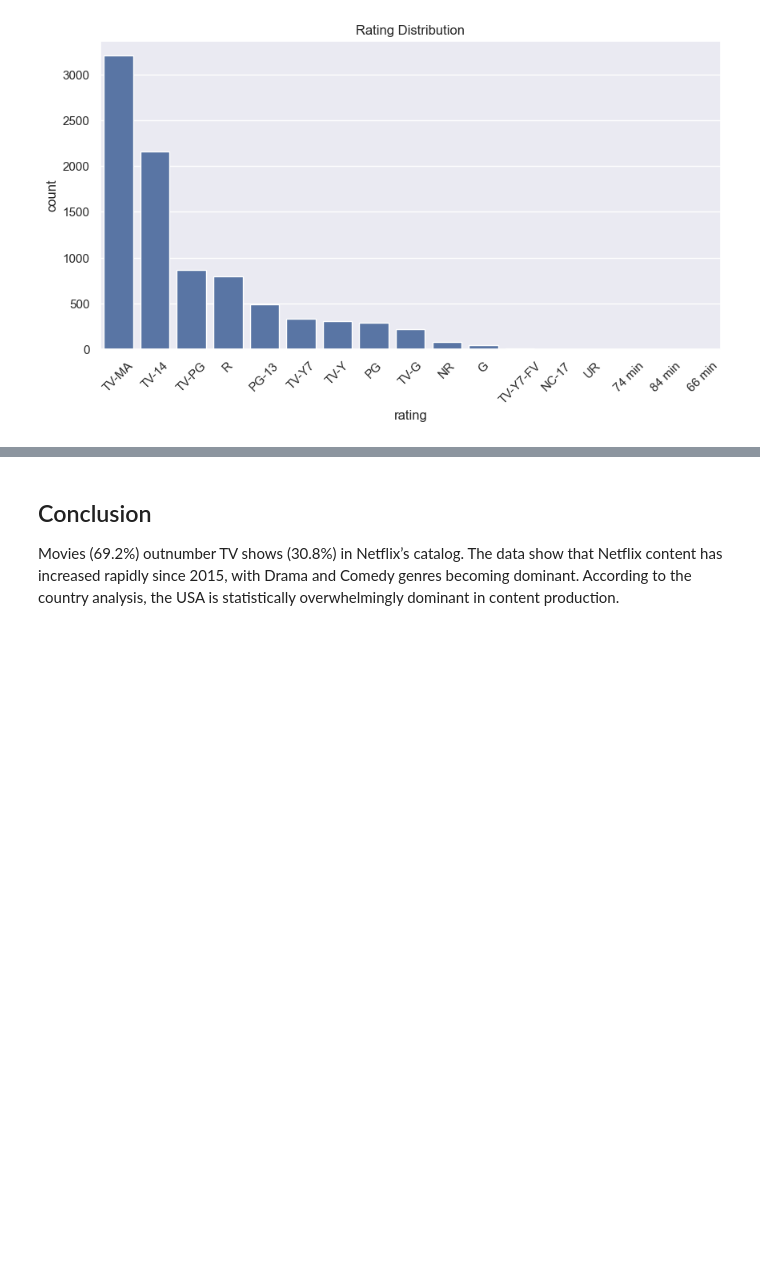
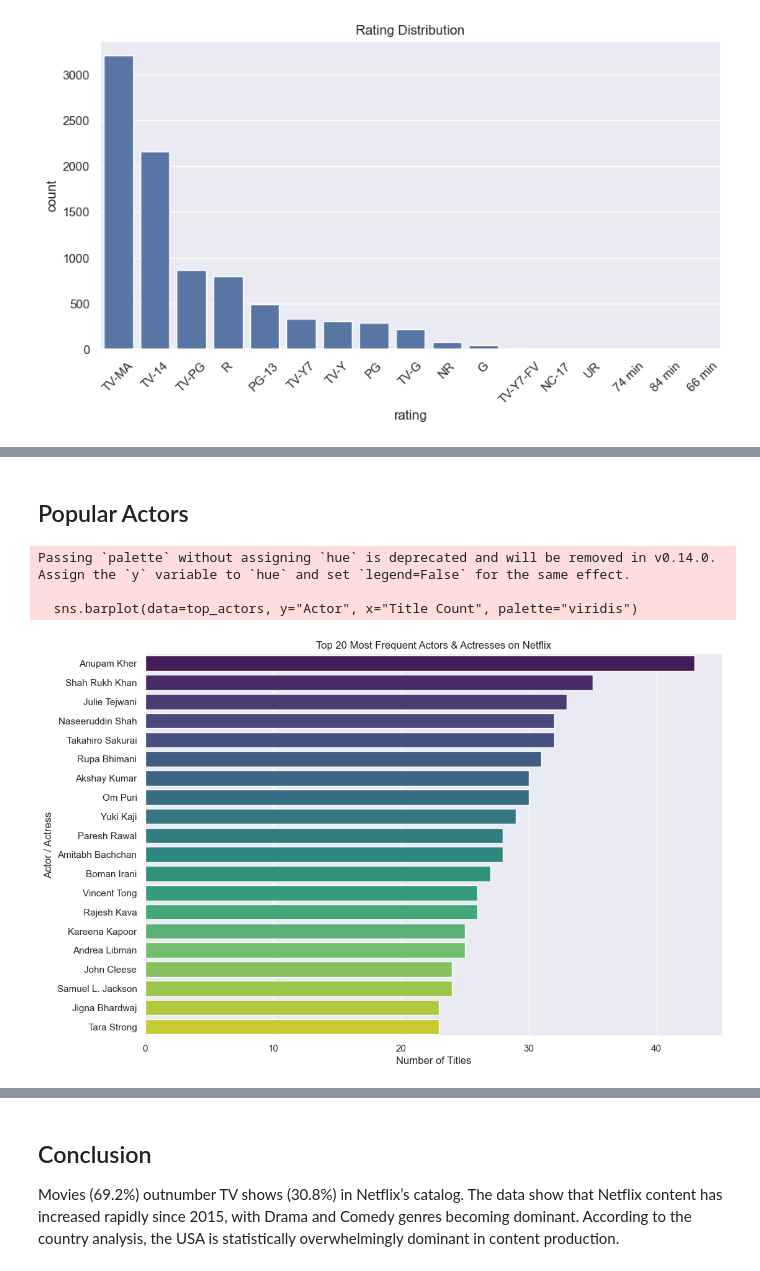
Before and after one commit to basakeris/netflix-analysis-project, a Jupyter notebook: Final_Project_Report.ipynb, the cells around one changed output, grey strips where cells are left out. Saved outputs shown, nothing was run; the diff lists cells and outputs as text; code cells hidden in the pictures; blank space fills up the shorter version.

```diff
--- a/Final_Project_Report.ipynb
+++ b/Final_Project_Report.ipynb
@@ -183,0 +198,20 @@ plt.show()
+# %% [markdown]
+## Popular Actors
+# %%
+
+cs_data = df[df["cast"] != "Unknown Cast"]["cast"]
+cs = cs_data.astype(str).str.split(", ").explode()
+top_actors = cs.value_counts().head(20).reset_index()
+top_actors.columns = ["Actor", "Title Count"]
+
+plt.figure(figsize=(12, 8))
+sns.barplot(data=top_actors, y="Actor", x="Title Count", palette="viridis")
+plt.title("Top 20 Most Frequent Actors & Actresses on Netflix")
+plt.xlabel("Number of Titles")
+plt.ylabel("Actor / Actress")
+plt.show()
+# %% [output]
+Passing `palette` without assigning `hue` is deprecated and will be removed in v0.14.0. Assign the `y` variable to `hue` and set `legend=False` for the same effect.
+
+  sns.barplot(data=top_actors, y="Actor", x="Title Count", palette="viridis")
+[figure, added]
```
Also changed, not shown: parts of 8 cells of this notebook, 1 other file.
